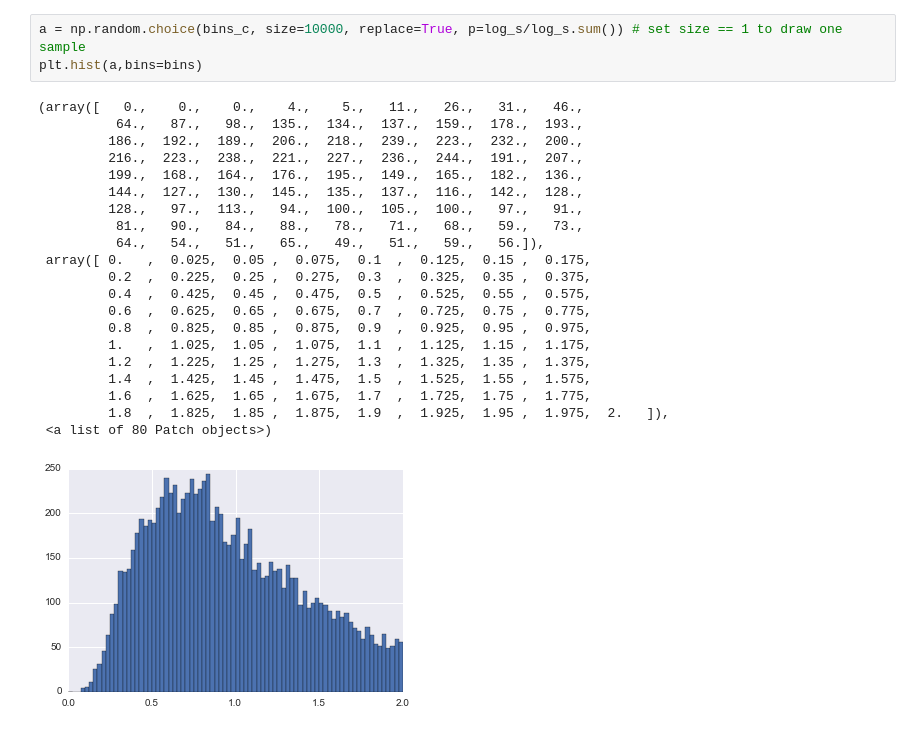
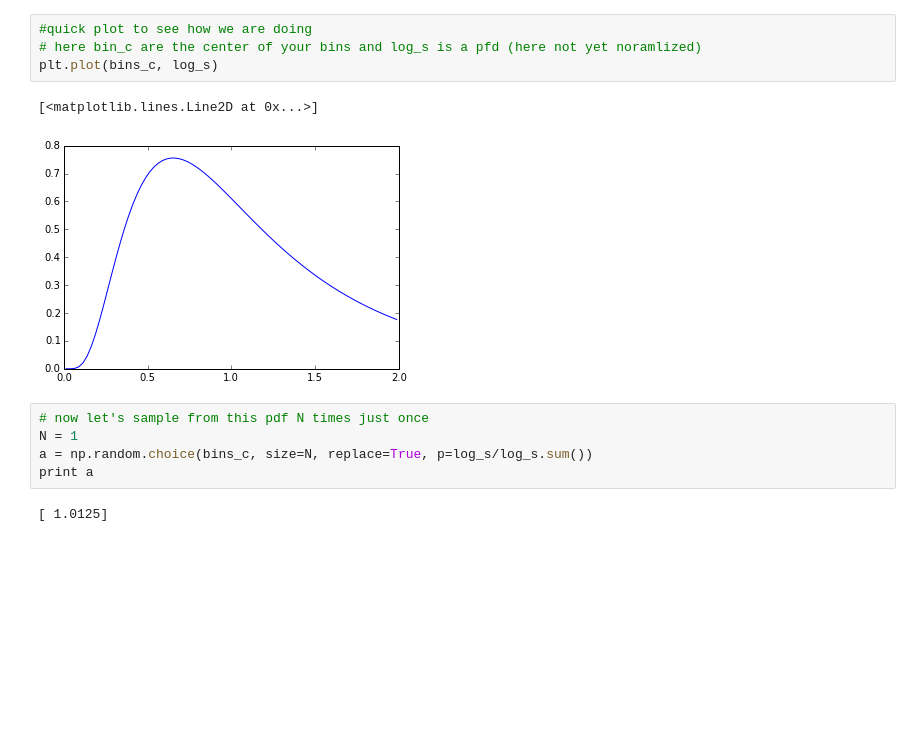
Before and after one commit to DarkEnergySurvey/bpz, a Jupyter notebook: notebook/sample_from_pdf.ipynb, the cells around one changed output. Drawn from its saved outputs; the diff is of its cells as text; blank space fills up the shorter version.

```diff
--- a/notebook/sample_from_pdf.ipynb
+++ b/notebook/sample_from_pdf.ipynb
@@ -18,25 +18,14 @@ plt.plot(bins_c, lognorm.pdf(bins_c, s))
-# %%
-a = np.random.choice(bins_c, size=10000, replace=True, p=log_s/log_s.sum()) # set size == 1 to draw one sample
-plt.hist(a,bins=bins)
-# %% [output]
-(array([   0.,    0.,    0.,    4.,    5.,   11.,   26.,   31.,   46.,
-          64.,   87.,   98.,  135.,  134.,  137.,  159.,  178.,  193.,
-         186.,  192.,  189.,  206.,  218.,  239.,  223.,  232.,  200.,
-         216.,  223.,  238.,  221.,  227.,  236.,  244.,  191.,  207.,
-         199.,  168.,  164.,  176.,  195.,  149.,  165.,  182.,  136.,
-         144.,  127.,  130.,  145.,  135.,  137.,  116.,  142.,  128.,
-         128.,   97.,  113.,   94.,  100.,  105.,  100.,   97.,   91.,
-          81.,   90.,   84.,   88.,   78.,   71.,   68.,   59.,   73.,
-          64.,   54.,   51.,   65.,   49.,   51.,   59.,   56.]),
- array([ 0.   ,  0.025,  0.05 ,  0.075,  0.1  ,  0.125,  0.15 ,  0.175,
-         0.2  ,  0.225,  0.25 ,  0.275,  0.3  ,  0.325,  0.35 ,  0.375,
-         0.4  ,  0.425,  0.45 ,  0.475,  0.5  ,  0.525,  0.55 ,  0.575,
-         0.6  ,  0.625,  0.65 ,  0.675,  0.7  ,  0.725,  0.75 ,  0.775,
-         0.8  ,  0.825,  0.85 ,  0.875,  0.9  ,  0.925,  0.95 ,  0.975,
-         1.   ,  1.025,  1.05 ,  1.075,  1.1  ,  1.125,  1.15 ,  1.175,
-         1.2  ,  1.225,  1.25 ,  1.275,  1.3  ,  1.325,  1.35 ,  1.375,
-         1.4  ,  1.425,  1.45 ,  1.475,  1.5  ,  1.525,  1.55 ,  1.575,
-         1.6  ,  1.625,  1.65 ,  1.675,  1.7  ,  1.725,  1.75 ,  1.775,
-         1.8  ,  1.825,  1.85 ,  1.875,  1.9  ,  1.925,  1.95 ,  1.975,  2.   ]),
- <a list of 80 Patch objects>)
-[figure, removed]
+# %%
+#quick plot to see how we are doing
+# here bin_c are the center of your bins and log_s is a pfd (here not yet noramlized)
+plt.plot(bins_c, log_s)
+# %% [output]
+[<matplotlib.lines.Line2D at 0x...>]
+[figure, added]
+# %%
+# now let's sample from this pdf N times just once
+N = 1
+a = np.random.choice(bins_c, size=N, replace=True, p=log_s/log_s.sum())
+print a
+# %% [output]
+[ 1.0125]
```
Also changed, not shown: parts of 4 cells of this notebook.
